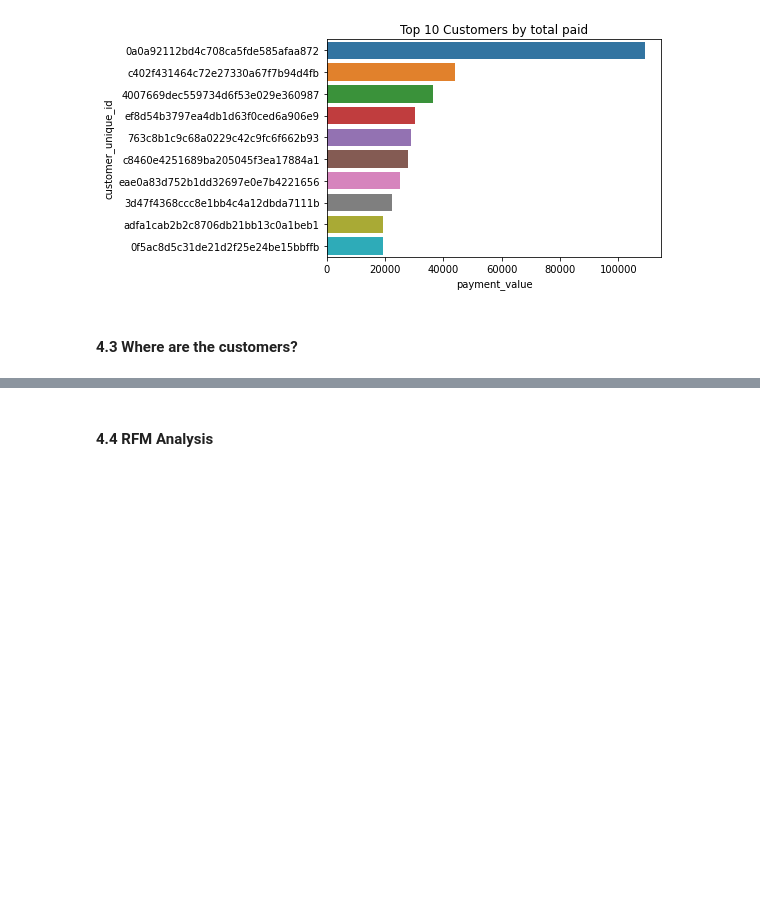
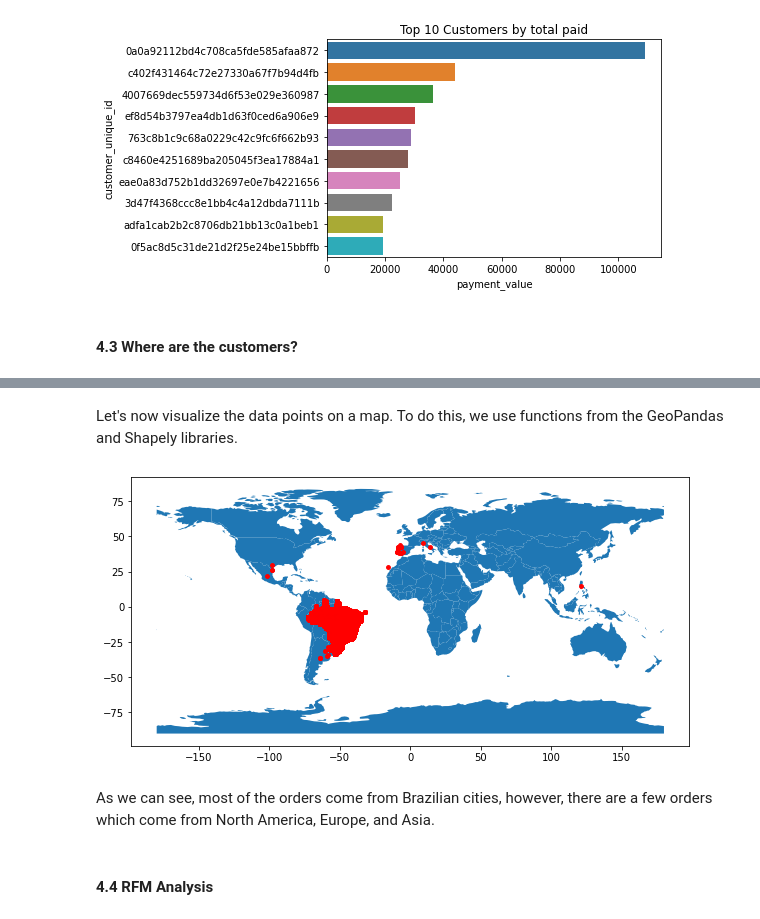
Before and after one commit to Yira-Yareth/Analyzing-Brazilian_Ecommerce, a Jupyter notebook: Analyzing-Brazilian_Ecommerce.ipynb, the cells around one changed output, grey strips where cells are left out. Drawn from its saved outputs; the diff is of its cells as text; code cells hidden in the pictures; blank space fills up the shorter version.

```diff
--- a/Analyzing-Brazilian_Ecommerce.ipynb
+++ b/Analyzing-Brazilian_Ecommerce.ipynb
@@ -33,6 +38,7 @@ olist_order_reviews = pd.read_csv("Datasets//olist_order_reviews_dataset.csv")
 olist_products = pd.read_csv("Datasets//olist_products_dataset.csv")
 olist_sellers = pd.read_csv("Datasets//olist_sellers_dataset.csv")
 olist_products_translation=pd.read_csv("Datasets//product_category_name_translation.csv")
+geo=pd.read_csv("Datasets//olist_geolocation_dataset.csv")
 # %% [markdown]
 #### 2.1 Overview from the data
 Before creating a unique dataset with useful information, let's look at the shape of each dataset, so we can be more assertive on how to use joining statements
@@ -173,3 +199,15 @@ Text(0.5, 1.0, 'Top 10 Customers by total paid')
+# %% [markdown]
+Let's now visualize the data points on a map. To do this, we use functions from the GeoPandas and Shapely libraries.
+# %%
+geometry = [Point(xy) for xy in zip(geo['geolocation_lng'], geo['geolocation_lat'])]
+gdf = GeoDataFrame(geo, geometry=geometry)
+
+world = gpd.read_file(gpd.datasets.get_path('naturalearth_lowres'))
+gdf.plot(ax=world.plot(figsize=(10, 6)), marker='o', color='red', markersize=15);
+# %% [output]
+[figure, added]
+# %% [markdown]
+As we can see, most of the orders come from Brazilian cities, however, there are a few orders which come from North America, Europe, and Asia.
 # %% [markdown]
 #### 4.4 RFM Analysis
 # %% [markdown]
```
Also changed, not shown: parts of 15 cells of this notebook.
